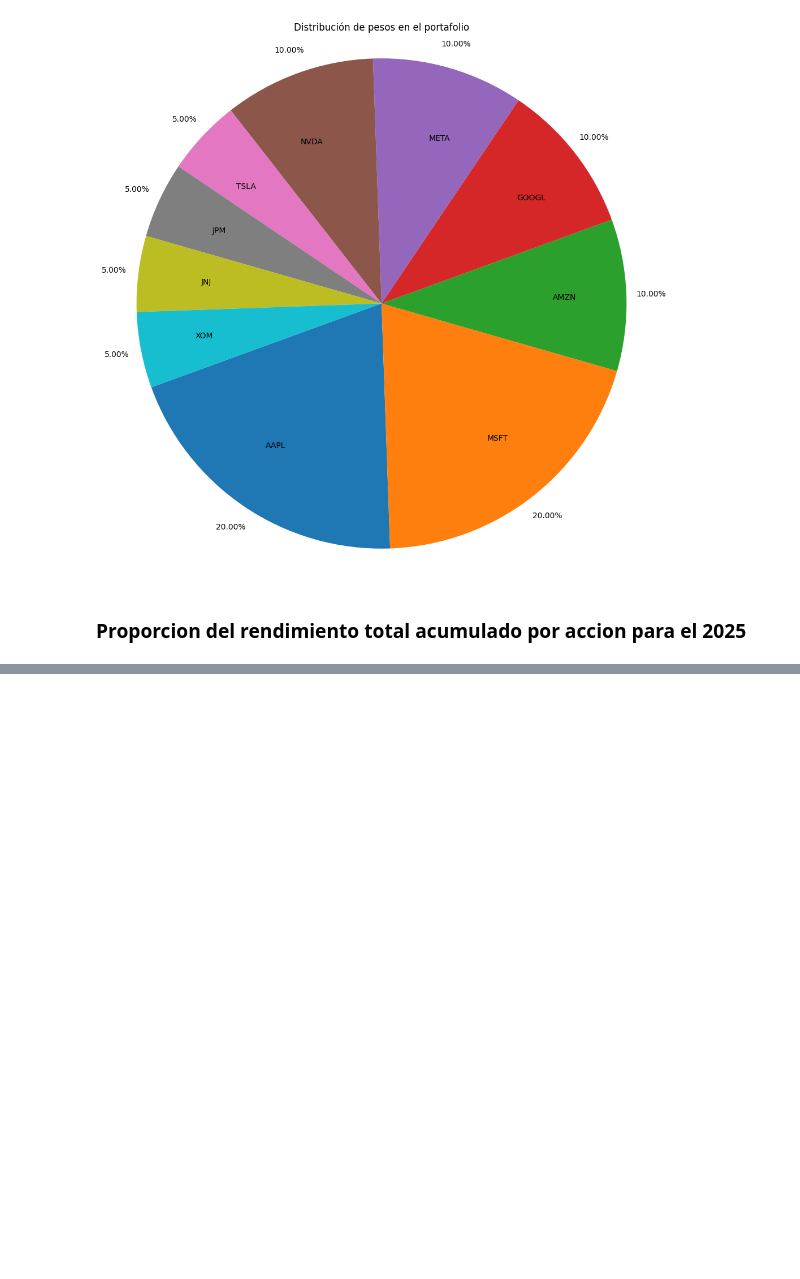
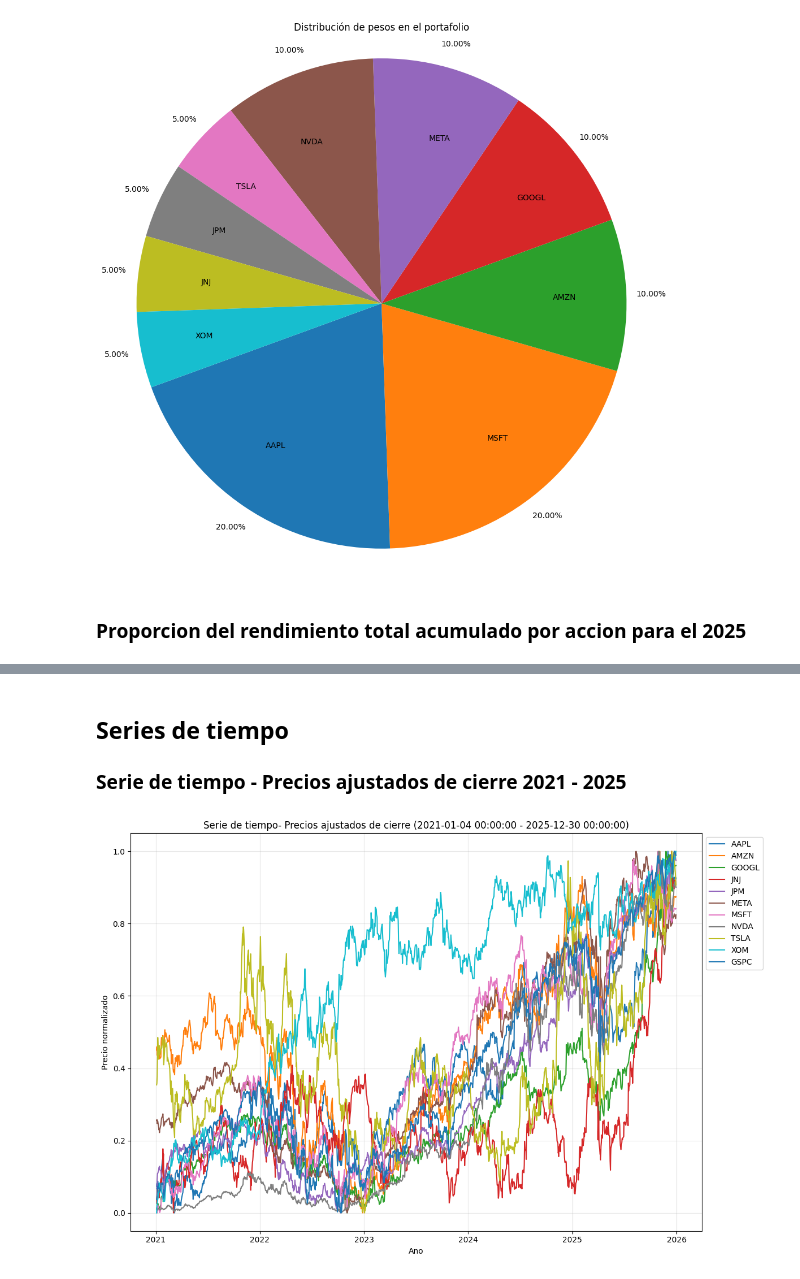
Before and after one commit to OssianV/REPOSITORIO_CLASE_ANALISIS_DE_DATOS, a Jupyter notebook: SCRIPTS/pandas_and_plotting_practice_02.ipynb, the cells around one changed output, grey strips where cells are left out. Saved outputs shown, nothing was run; the diff lists cells and outputs as text; code cells hidden in the pictures; blank space fills up the shorter version.

```diff
--- a/SCRIPTS/pandas_and_plotting_practice_02.ipynb
+++ b/SCRIPTS/pandas_and_plotting_practice_02.ipynb
@@ -430,0 +426,37 @@ display(adjusted_yield_2025)
+# %% [markdown]
+## Series de tiempo
+
+### Serie de tiempo - Precios ajustados de cierre 2021 - 2025
+# %%
+ts_prices = prices.copy()
+ts_prices["Date"] = pd.to_datetime(ts_prices["Date"], errors="coerce")
+ts_prices = ts_prices.set_index("Date")
+ts_prices.index.name = "DATE"
+
+ts_prices_v2 = ts_prices.copy()
+
+Normalize = True
+
+for col in price_cols:
+    temp_series = ts_prices[col]
+    normalized_price = (temp_series - np.min(temp_series))/(np.max(temp_series)-np.min(temp_series))
+    ts_prices[col] = normalized_price
+
+fig, ax = plt.subplots(figsize=(12,8))
+for col in price_cols:
+    ax.plot(ts_prices.index, ts_prices[col].values, label= col.replace("ADJ_CLOSE_",""))
+
+locator = mdates.AutoDateLocator()
+formatter = mdates.AutoDateFormatter(locator)
+ax.xaxis.set_major_locator(locator)
+ax.xaxis.set_major_formatter(formatter)
+
+ax.set_title(f"Serie de tiempo- Precios ajustados de cierre ({ts_prices.index.min()} - {ts_prices.index.max()})")
+ax.grid(True, alpha=0.3)
+ax.legend(loc = "upper left", bbox_to_anchor = (1,1))
+ax.set_xlabel("Ano")
+ax.set_ylabel("Precio normalizado")
+fig.tight_layout()
+plt.show()
+# %% [output]
+[figure, added]
```
Also changed, not shown: parts of 7 cells of this notebook, 2 other files.
